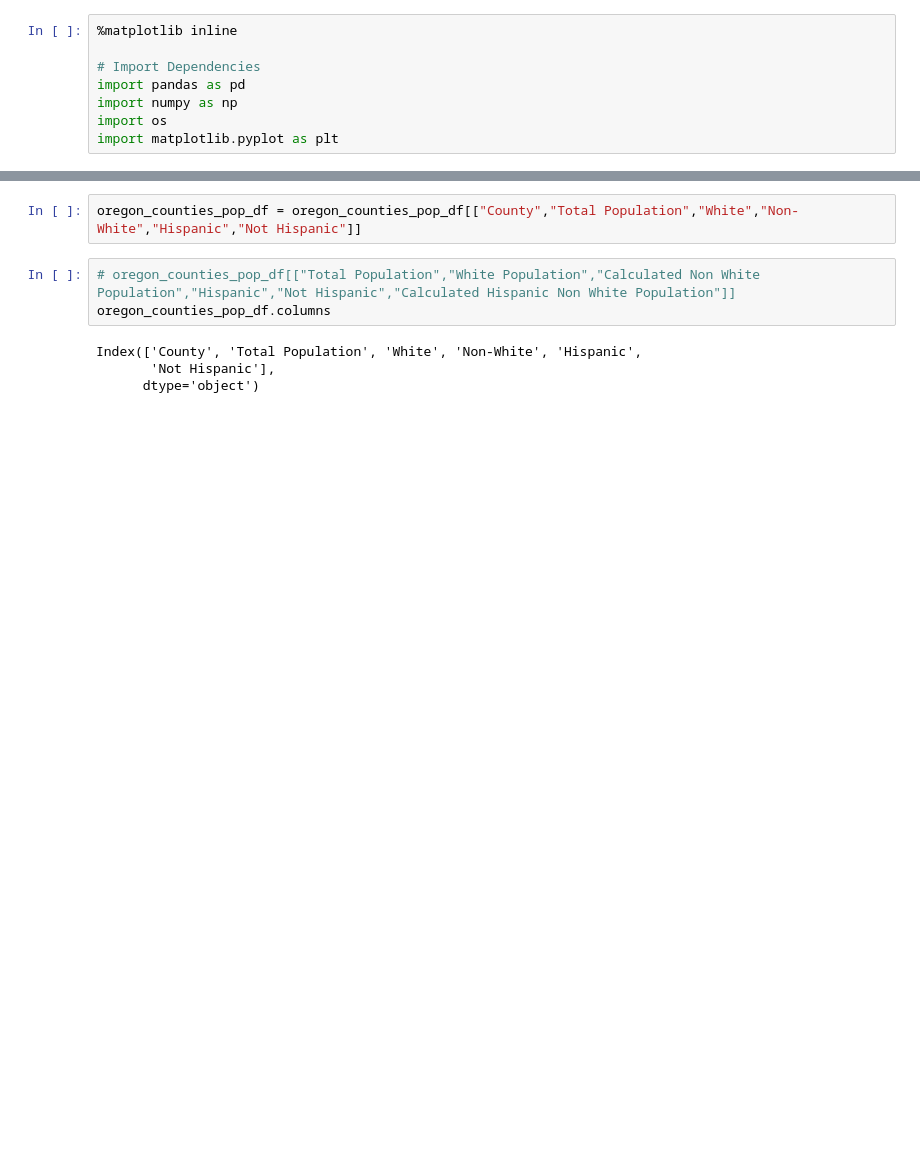
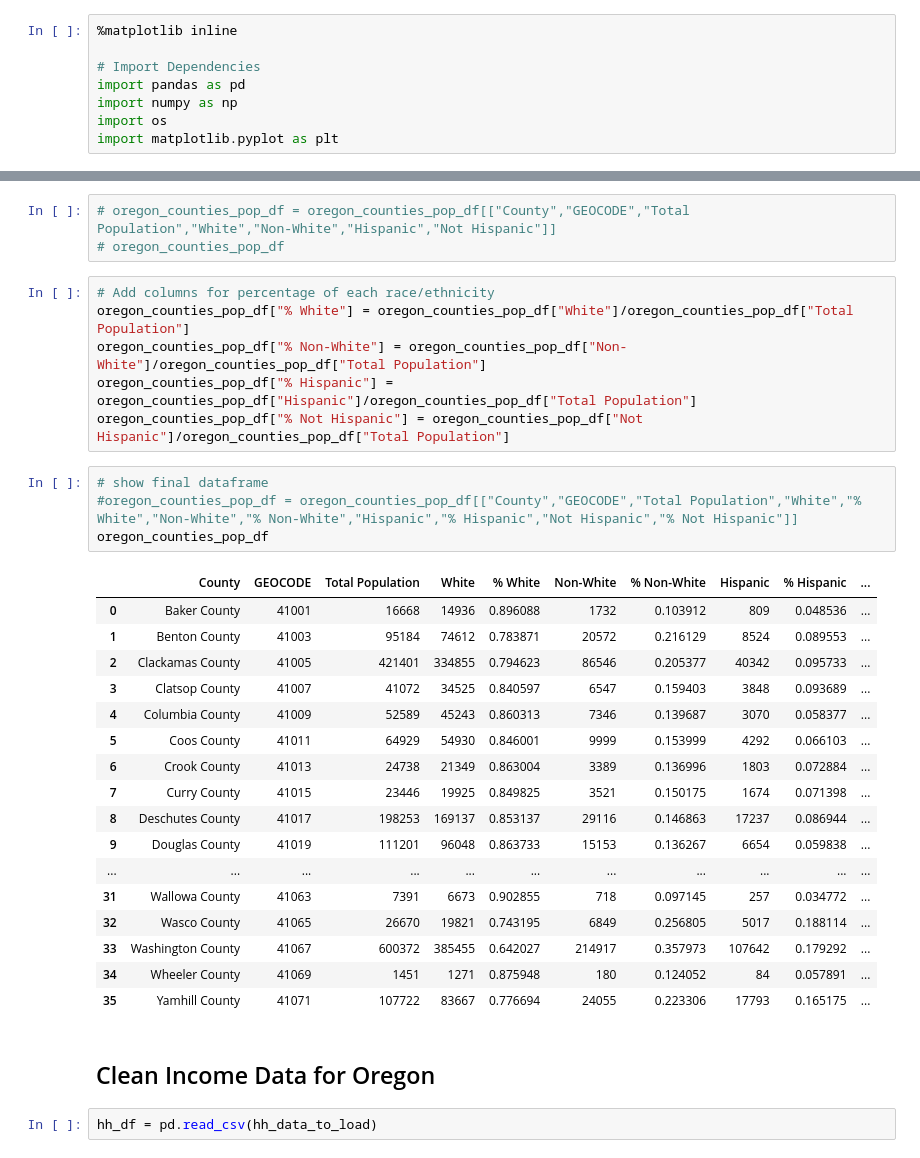
Before and after one commit to jonathantree/Water_Quality_Analysis, a Jupyter notebook: Census_Data_EDA/Census_EDA_OR.ipynb, the cells around one changed output, grey strips where cells are left out. Drawn from its saved outputs; the diff is of its cells as text; blank space fills up the shorter version.

```diff
--- a/Census_Data_EDA/Census_EDA_OR.ipynb
+++ b/Census_Data_EDA/Census_EDA_OR.ipynb
@@ -185,11 +133,37 @@ oregon_counties_pop_df.rename(columns={"NAME": "County",
                                         },inplace=True)
 #oregon_counties_pop_df
 # %%
-oregon_counties_pop_df = oregon_counties_pop_df[["County","Total Population","White","Non-White","Hispanic","Not Hispanic"]]
+# oregon_counties_pop_df = oregon_counties_pop_df[["County","GEOCODE","Total Population","White","Non-White","Hispanic","Not Hispanic"]]
+# oregon_counties_pop_df
+# %%
+# Add columns for percentage of each race/ethnicity
+oregon_counties_pop_df["% White"] = oregon_counties_pop_df["White"]/oregon_counties_pop_df["Total Population"]
+oregon_counties_pop_df["% Non-White"] = oregon_counties_pop_df["Non-White"]/oregon_counties_pop_df["Total Population"]
+oregon_counties_pop_df["% Hispanic"] = oregon_counties_pop_df["Hispanic"]/oregon_counties_pop_df["Total Population"]
+oregon_counties_pop_df["% Not Hispanic"] = oregon_counties_pop_df["Not Hispanic"]/oregon_counties_pop_df["Total Population"]
 # %%
-# oregon_counties_pop_df[["Total Population","White Population","Calculated Non White Population","Hispanic","Not Hispanic","Calculated Hispanic Non White Population"]]
-oregon_counties_pop_df.columns
+# show final dataframe
+#oregon_counties_pop_df = oregon_counties_pop_df[["County","GEOCODE","Total Population","White","% White","Non-White","% Non-White","Hispanic","% Hispanic","Not Hispanic","% Not Hispanic"]]
+oregon_counties_pop_df
 # %% [output]
-Index(['County', 'Total Population', 'White', 'Non-White', 'Hispanic',
-       'Not Hispanic'],
-      dtype='object')
+|  | County | GEOCODE | Total Population | White | % White | Non-White | % Non-White | Hispanic | % Hispanic | ... |
+| 0 | Baker County | 41001 | 16668 | 14936 | 0.896088 | 1732 | 0.103912 | 809 | 0.048536 | ... |
+| 1 | Benton County | 41003 | 95184 | 74612 | 0.783871 | 20572 | 0.216129 | 8524 | 0.089553 | ... |
+| 2 | Clackamas County | 41005 | 421401 | 334855 | 0.794623 | 86546 | 0.205377 | 40342 | 0.095733 | ... |
+| 3 | Clatsop County | 41007 | 41072 | 34525 | 0.840597 | 6547 | 0.159403 | 3848 | 0.093689 | ... |
+| 4 | Columbia County | 41009 | 52589 | 45243 | 0.860313 | 7346 | 0.139687 | 3070 | 0.058377 | ... |
+| 5 | Coos County | 41011 | 64929 | 54930 | 0.846001 | 9999 | 0.153999 | 4292 | 0.066103 | ... |
+| 6 | Crook County | 41013 | 24738 | 21349 | 0.863004 | 3389 | 0.136996 | 1803 | 0.072884 | ... |
+| 7 | Curry County | 41015 | 23446 | 19925 | 0.849825 | 3521 | 0.150175 | 1674 | 0.071398 | ... |
+| 8 | Deschutes County | 41017 | 198253 | 169137 | 0.853137 | 29116 | 0.146863 | 17237 | 0.086944 | ... |
+| 9 | Douglas County | 41019 | 111201 | 96048 | 0.863733 | 15153 | 0.136267 | 6654 | 0.059838 | ... |
+| ... | ... | ... | ... | ... | ... | ... | ... | ... | ... | ... |
+| 31 | Wallowa County | 41063 | 7391 | 6673 | 0.902855 | 718 | 0.097145 | 257 | 0.034772 | ... |
+| 32 | Wasco County | 41065 | 26670 | 19821 | 0.743195 | 6849 | 0.256805 | 5017 | 0.188114 | ... |
+| 33 | Washington County | 41067 | 600372 | 385455 | 0.642027 | 214917 | 0.357973 | 107642 | 0.179292 | ... |
+| 34 | Wheeler County | 41069 | 1451 | 1271 | 0.875948 | 180 | 0.124052 | 84 | 0.057891 | ... |
+| 35 | Yamhill County | 41071 | 107722 | 83667 | 0.776694 | 24055 | 0.223306 | 17793 | 0.165175 | ... |
+# %% [markdown]
+## Clean Income Data for Oregon
+# %%
+hh_df = pd.read_csv(hh_data_to_load)
```
Also changed, not shown: parts of 21 cells of this notebook, 9 other files.
